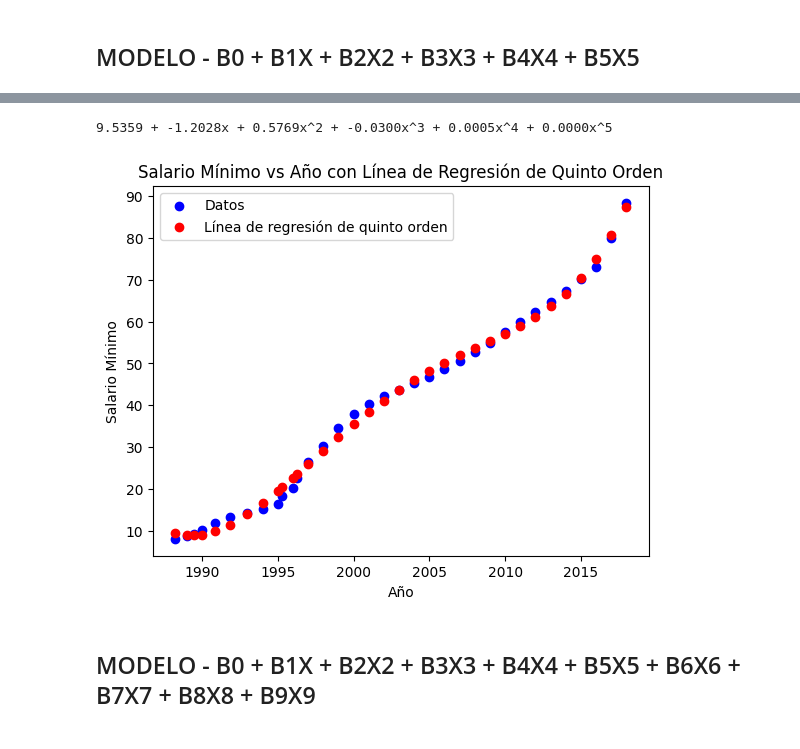
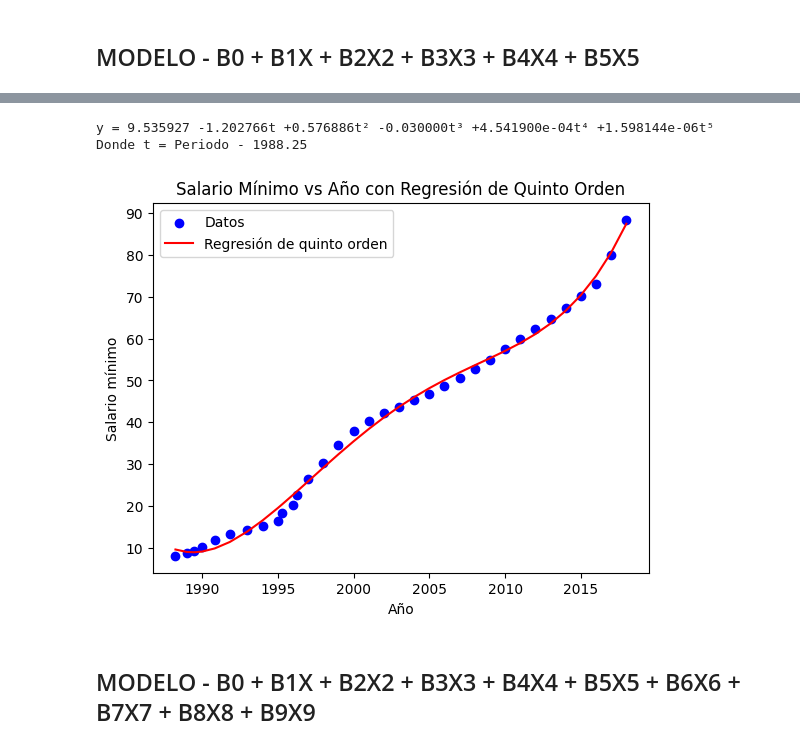
Before and after one commit to carlosnievess/LAB-DE-APRENDIZAJE-ESTAD-STICO, a Jupyter notebook: A01-REGRESIÓNLINEAL.ipynb, the cells around one changed output, grey strips where cells are left out. Saved outputs shown, nothing was run; the diff lists cells and outputs as text; code cells hidden in the pictures.

```diff
--- a/A01-REGRESIÓNLINEAL.ipynb
+++ b/A01-REGRESIÓNLINEAL.ipynb
@@ -211,20 +246,19 @@ plt.show()
 # %% [markdown]
 ## MODELO - B0 + B1X
 # %%
-# Modelo de primer orden
+# Modelo de primer orden de salarios
+x_salarios_v = np.reshape(x_salarios.values, (-1, 1))
 
-X_v = np.reshape(x, (-1, 1))
+modelo_salarios_1 = LinearRegression()
+modelo_salarios_1.fit(x_salarios_v, y_salarios)
 
-X = np.hstack([
-    X_v,])
+predicciones_salarios_1 = modelo_salarios_1.predict(x_salarios_v)
+R2_salarios_1 = modelo_salarios_1.score(x_salarios_v, y_salarios)
 
-lr = LinearRegression()
-lr.fit(X_v, y)
-
-predicciones = lr.predict(X)
-
-print("B0:", lr.intercept_)
-print("B1:", lr.coef_)
+print("B0:", modelo_salarios_1.intercept_)
+print("B1:", modelo_salarios_1.coef_)
+print(f"R² del modelo de primer orden: {R2_salarios_1:.6f}")
+print(f"Porcentaje explicado: {R2_salarios_1 * 100:.2f}%")
 # %% [output]
 B0: [-5022.60217164]
 B1: [[2.52832885]]
@@ -276,21 +322,34 @@ B1 a B5: [[-1.20276641e+00  5.76886218e-01 -2.99998494e-02  4.54189951e-04
 # %%
-# Ecuación
-
-print(f"{lr.intercept_[0]:.4f} + {lr.coef_[0][0]:.4f}x + {lr.coef_[0][1]:.4f}x^2 + {lr.coef_[0][2]:.4f}x^3 + {lr.coef_[0][3]:.4f}x^4 + {lr.coef_[0][4]:.4f}x^5")
+# Ecuación del modelo de quinto orden de salarios
+# t = Periodo - 1988.25
+print(
+    f"y = {modelo_salarios_5.intercept_[0]:.6f} "
+    f"{modelo_salarios_5.coef_[0][0]:+.6f}t "
+    f"{modelo_salarios_5.coef_[0][1]:+.6f}t² "
+    f"{modelo_salarios_5.coef_[0][2]:+.6f}t³ "
+    f"{modelo_salarios_5.coef_[0][3]:+.6e}t⁴ "
+    f"{modelo_salarios_5.coef_[0][4]:+.6e}t⁵"
+)
+print("Donde t = Periodo - 1988.25")
 # %% [output]
-9.5359 + -1.2028x + 0.5769x^2 + -0.0300x^3 + 0.0005x^4 + 0.0000x^5
+y = 9.535927 -1.202766t +0.576886t² -0.030000t³ +4.541900e-04t⁴ +1.598144e-06t⁵
+Donde t = Periodo - 1988.25
 # %%
-# Gráfica de Salario Mínimo vs Año con la línea de regresión
-
-plt.scatter(x, y, color='blue', label='Datos')
-plt.scatter(x, predicciones, color='red', label='Línea de regresión de quinto orden')
-plt.xlabel('Año')
-plt.ylabel('Salario Mínimo')
-plt.title('Salario Mínimo vs Año con Línea de Regresión de Quinto Orden')
+# Gráfica del modelo de quinto orden de salarios
+plt.scatter(x_salarios, y_salarios, color="blue", label="Datos")
+plt.plot(
+    x_salarios,
+    predicciones_salarios_5,
+    color="red",
+    label="Regresión de quinto orden"
+)
+plt.xlabel("Año")
+plt.ylabel("Salario mínimo")
+plt.title("Salario Mínimo vs Año con Regresión de Quinto Orden")
 plt.legend()
 plt.show()
 # %% [output]
-[figure, old version]
+[figure, new version]
 # %% [markdown]
 ## MODELO - B0 + B1X + B2X2 + B3X3 + B4X4 + B5X5 + B6X6 + B7X7 + B8X8 + B9X9
 # %%
```
Also changed, not shown: parts of 22 cells of this notebook.
